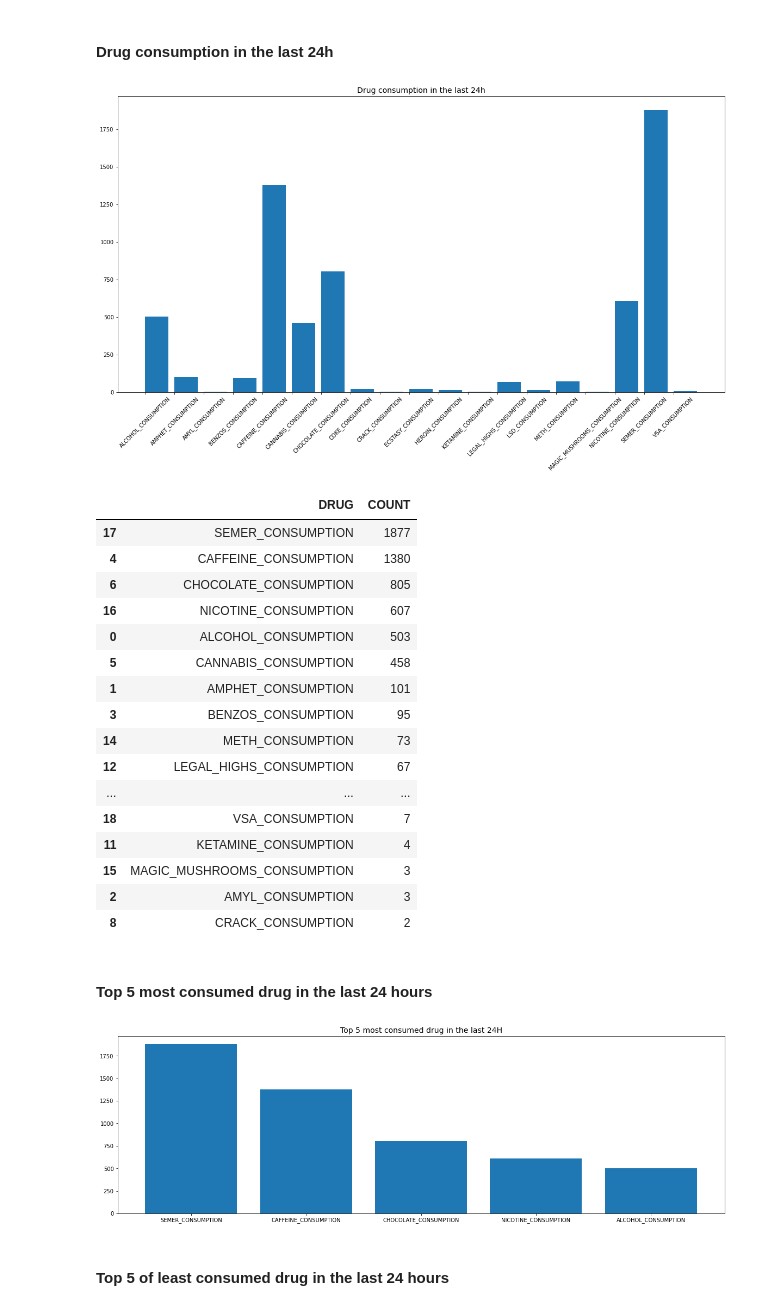
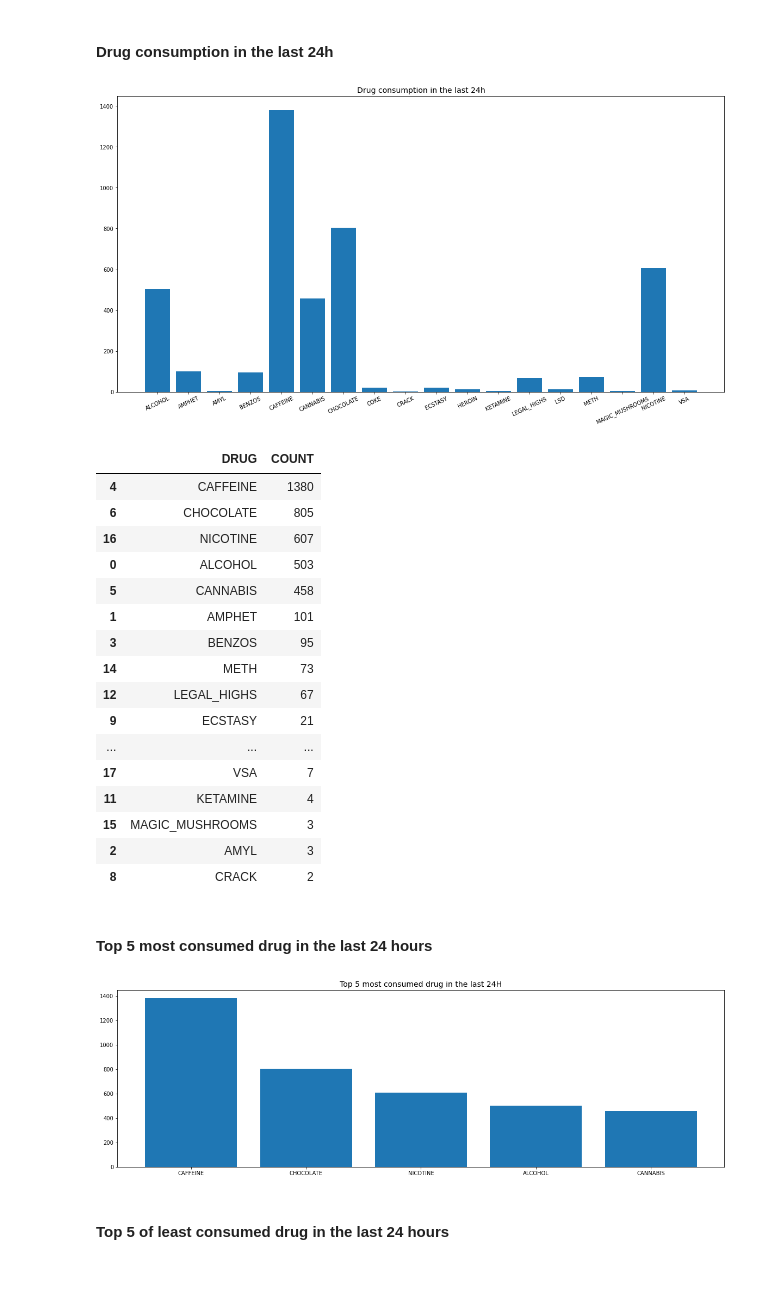
Before and after one commit to m-cheicki/data-viz_drug_consumption, a Jupyter notebook: DRUG_Analysis.ipynb, the cells around one changed output. Cells and saved outputs as stored; diff of their text form; code cells hidden in the pictures; blank space fills up the shorter version.

```diff
--- a/DRUG_Analysis.ipynb
+++ b/DRUG_Analysis.ipynb
@@ -358,11 +360,11 @@ pie.savefig("charts/EducationRepartition.png")
 # %% [markdown]
 ### F. Drug consumption
 # %%
-fig, axes = plt.subplots(5,4,figsize = (25,25))
-fig.suptitle("Count of Different Classes Vs Drug",fontsize=20, y=1)
+fig, axes = plt.subplots(3,7,figsize = (25,10))
+fig.suptitle("Count of Different Classes Vs Drug",fontsize=25)
 k=13
-for i in range(5):
-    for j in range(4):
+for i in range(3):
+    for j in range(7):
         sns.countplot(x=columns[k], data=dataset,ax=axes[i][j])
         k+=1
         if k == 32 :
@@ -423,9 +425,10 @@ all_drugs.append(lsd_consumption)
 all_drugs.append(meth_consumption)
 all_drugs.append(magic_mushrooms_consumption)
 all_drugs.append(nicotine_consumption)
-all_drugs.append(semer_consumption)
+# all_drugs.append(semer_consumption)
 all_drugs.append(vsa_consumption)
 # %%
 all_drugs_labels = [all_drugs[i].name for i in range(len(all_drugs))]
+all_drugs_labels = [all_drugs_labels[i][:-12] for i in range(len(all_drugs_labels))]
 last_24h = [all_drugs[i][-1] for i in range(len(all_drugs))]
 never_consumed = [all_drugs[i][0] for i in range(len(all_drugs))]
@@ -433,34 +457,34 @@ never_consumed = [all_drugs[i][0] for i in range(len(all_drugs))]
 #### Drug consumption in the last 24h
 # %%
 pie, ax = plt.subplots(figsize=[20,10])
-plt.bar(all_drugs_labels, last_24h, align="edge")
+plt.bar(all_drugs_labels, last_24h, align="center")
 plt.title("Drug consumption in the last 24h", fontsize=14);
-plt.xticks(rotation = 45)
+plt.xticks(rotation = 25)
 pie.savefig("charts/all_last24H.png")
 # %% [output]
-[figure, old version]
+[figure, new version]
 # %%
 last_24h_consumption = pd.DataFrame(list(zip(all_drugs_labels,last_24h)), columns= ['DRUG','COUNT'])
 last_24h_consumption.sort_values(by=['COUNT'], inplace=True, ascending=False)
 last_24h_consumption
 # %% [output]
 |  | DRUG | COUNT |
-| 17 | SEMER_CONSUMPTION | 1877 |
-| 4 | CAFFEINE_CONSUMPTION | 1380 |
-| 6 | CHOCOLATE_CONSUMPTION | 805 |
-| 16 | NICOTINE_CONSUMPTION | 607 |
-| 0 | ALCOHOL_CONSUMPTION | 503 |
-| 5 | CANNABIS_CONSUMPTION | 458 |
-| 1 | AMPHET_CONSUMPTION | 101 |
-| 3 | BENZOS_CONSUMPTION | 95 |
-| 14 | METH_CONSUMPTION | 73 |
-| 12 | LEGAL_HIGHS_CONSUMPTION | 67 |
+| 4 | CAFFEINE | 1380 |
+| 6 | CHOCOLATE | 805 |
+| 16 | NICOTINE | 607 |
+| 0 | ALCOHOL | 503 |
+| 5 | CANNABIS | 458 |
+| 1 | AMPHET | 101 |
+| 3 | BENZOS | 95 |
+| 14 | METH | 73 |
+| 12 | LEGAL_HIGHS | 67 |
+| 9 | ECSTASY | 21 |
 | ... | ... | ... |
-| 18 | VSA_CONSUMPTION | 7 |
-| 11 | KETAMINE_CONSUMPTION | 4 |
-| 15 | MAGIC_MUSHROOMS_CONSUMPTION | 3 |
-| 2 | AMYL_CONSUMPTION | 3 |
-| 8 | CRACK_CONSUMPTION | 2 |
+| 17 | VSA | 7 |
+| 11 | KETAMINE | 4 |
+| 15 | MAGIC_MUSHROOMS | 3 |
+| 2 | AMYL | 3 |
+| 8 | CRACK | 2 |
 # %% [markdown]
 #### Top 5 most consumed drug in the last 24 hours
 # %%
@@ -469,7 +493,7 @@ plt.bar(last_24h_consumption.DRUG.head(), last_24h_consumption.COUNT.head())
 plt.title("Top 5 most consumed drug in the last 24H", fontsize=14);
 pie.savefig("charts/top5_mostConsumed.png")
 # %% [output]
-[figure, old version]
+[figure, new version]
 # %% [markdown]
 #### Top 5 of least consumed drug in the last 24 hours
 # %%
```
Also changed, not shown: parts of 10 cells of this notebook, 6 other files.
